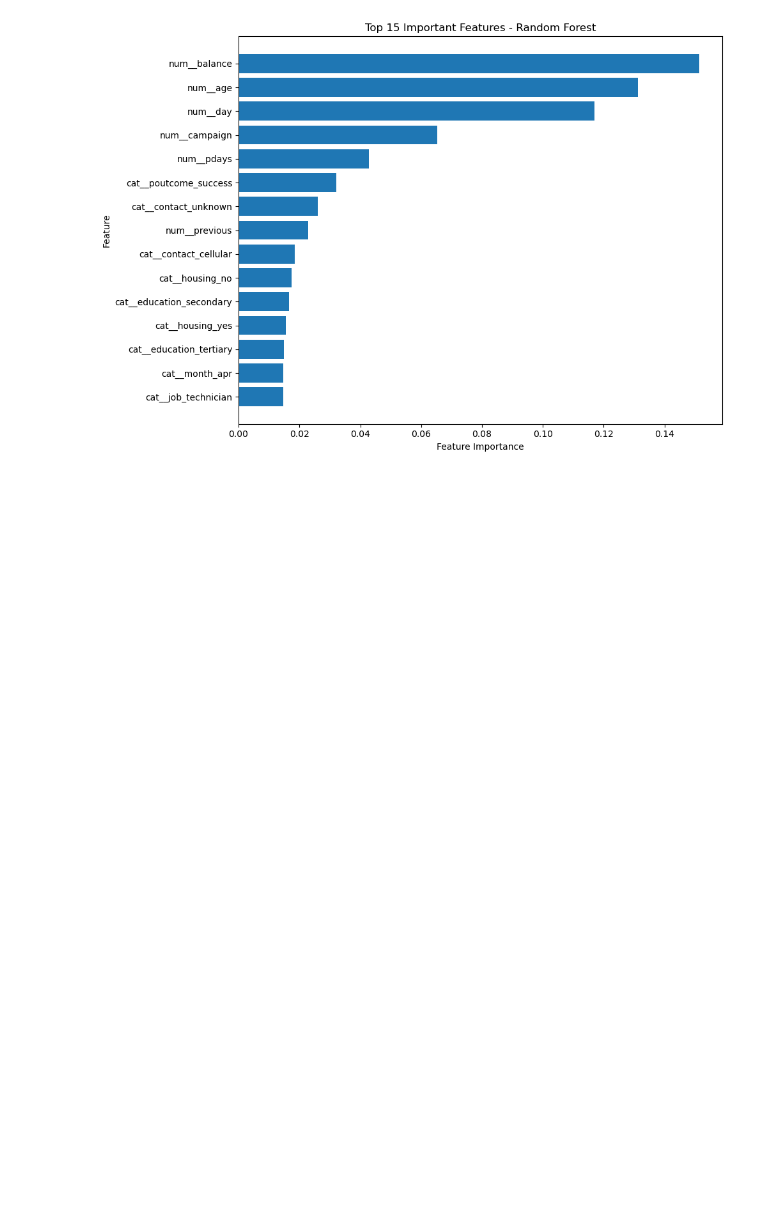
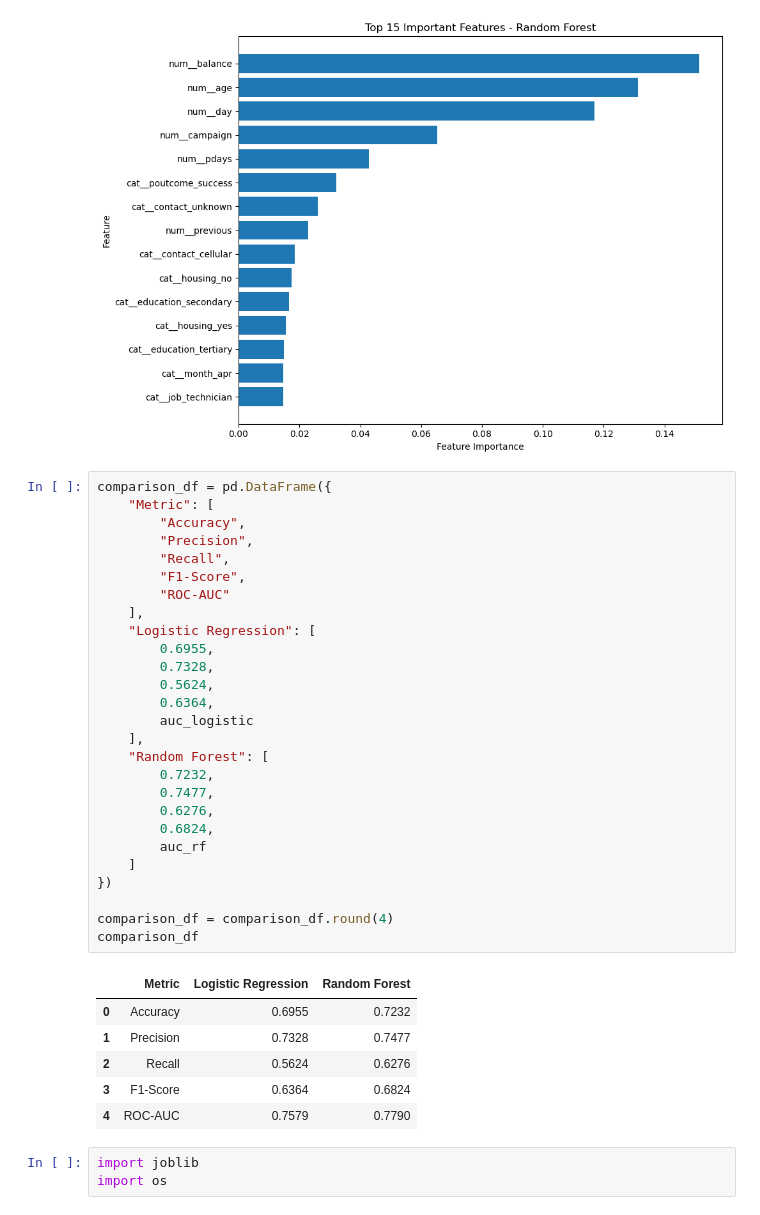
Before and after one commit to jasleenjk07/markovate-assessment, a Jupyter notebook: notebooks/Customer_Subscription_Classification.ipynb, the cells around one changed output. Cells and saved outputs as stored; diff of their text form; blank space fills up the shorter version.

```diff
--- a/notebooks/Customer_Subscription_Classification.ipynb
+++ b/notebooks/Customer_Subscription_Classification.ipynb
@@ -624,3 +624,40 @@ plt.tight_layout()
 plt.show()
 # %% [output]
 [figure]
+# %%
+comparison_df = pd.DataFrame({
+    "Metric": [
+        "Accuracy",
+        "Precision",
+        "Recall",
+        "F1-Score",
+        "ROC-AUC"
+    ],
+    "Logistic Regression": [
+        0.6955,
+        0.7328,
+        0.5624,
+        0.6364,
+        auc_logistic
+    ],
+    "Random Forest": [
+        0.7232,
+        0.7477,
+        0.6276,
+        0.6824,
+        auc_rf
+    ]
+})
+
+comparison_df = comparison_df.round(4)
+comparison_df
+# %% [output]
+|  | Metric | Logistic Regression | Random Forest |
+| 0 | Accuracy | 0.6955 | 0.7232 |
+| 1 | Precision | 0.7328 | 0.7477 |
+| 2 | Recall | 0.5624 | 0.6276 |
+| 3 | F1-Score | 0.6364 | 0.6824 |
+| 4 | ROC-AUC | 0.7579 | 0.7790 |
+# %%
+import joblib
+import os
```
Also changed, not shown: parts of 3 cells of this notebook.
